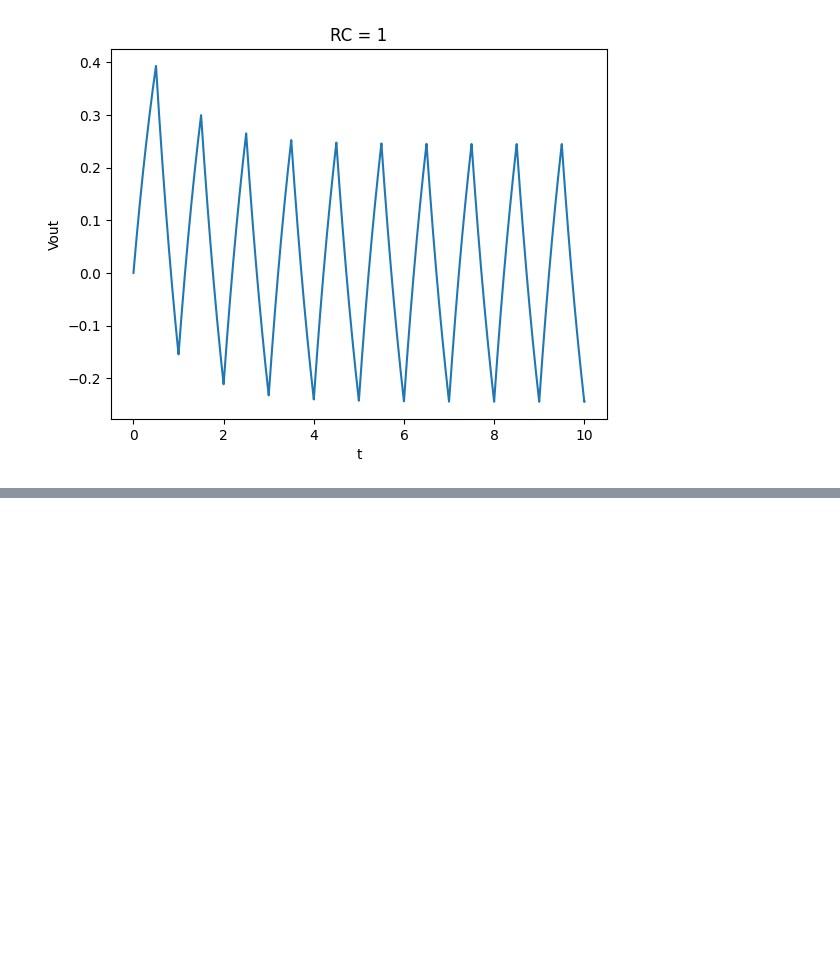
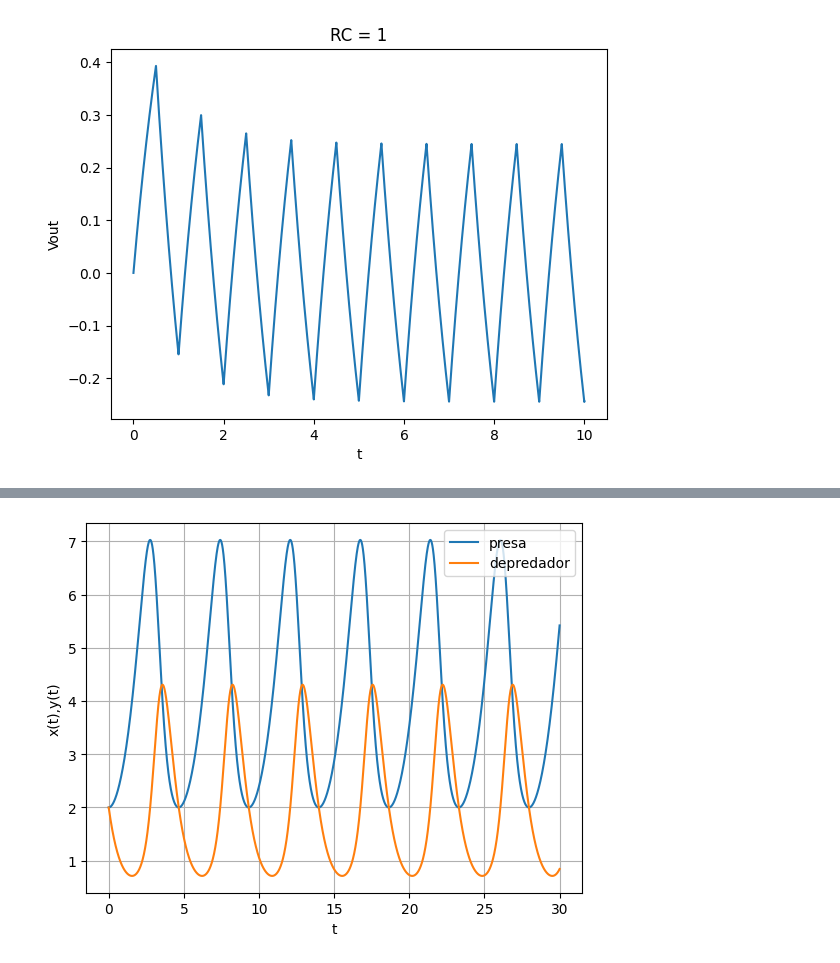
Before and after one commit to HarVazCo/FComputacional, a Jupyter notebook: Tareas/Tarea6/Tarea6.ipynb, the cells around one changed output, grey strips where cells are left out. Cells and saved outputs as stored; diff of their text form; code cells hidden in the pictures; blank space fills up the shorter version.

```diff
--- a/Tareas/Tarea6/Tarea6.ipynb
+++ b/Tareas/Tarea6/Tarea6.ipynb
@@ -133,0 +209,31 @@ $$\dfrac{dy}{dt} = \gamma xy-\delta y.$$
+# %%
+# Runge-Kutta
+def RungeKutta4_2D(f,x0,t0,tf,h):
+
+    T=[]
+    X1=[]
+    X2=[]
+
+    X1.append(x0[0])
+    X2.append(x0[1])
+    T.append(t0)
+
+    t=t0
+    x=x0   ## x es un vector de 2D
+
+
+    while (t<tf):
+
+        k1 = f(x)*h
+        k2 = f(x+(k1/2))*h
+        k3 = f(x+(k2/2))*h
+        k4 = f(x+k3)*h
+
+        x = x + (k1+(2*k2)+(2*k3)+k4)/6
+        t = t + h
+
+        X1.append(x[0])
+        X2.append(x[1])
+        T.append(t)
+
+    return X1,X2,T
@@ -133,0 +299,10 @@ $$\dfrac{dy}{dt} = \gamma xy-\delta y.$$
+# %%
+# Graficamos las funciones de poblacion respecto al tiempo
+plt.plot(T,X,label='presa')
+plt.plot(T,Y,label='depredador')
+plt.ylabel('x(t),y(t)')
+plt.xlabel('t')
+plt.grid()
+plt.legend();
+# %% [output]
+[figure, added]
```
Also changed, not shown: parts of 50 cells of this notebook.
